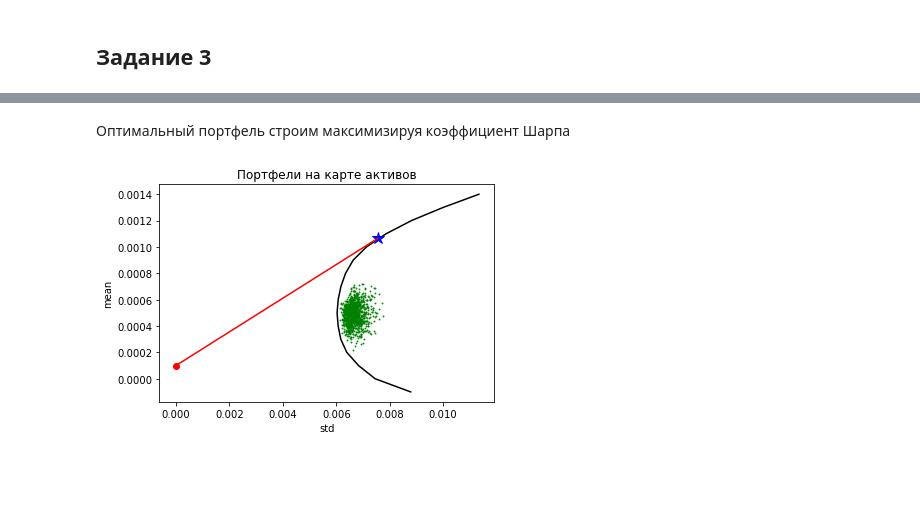
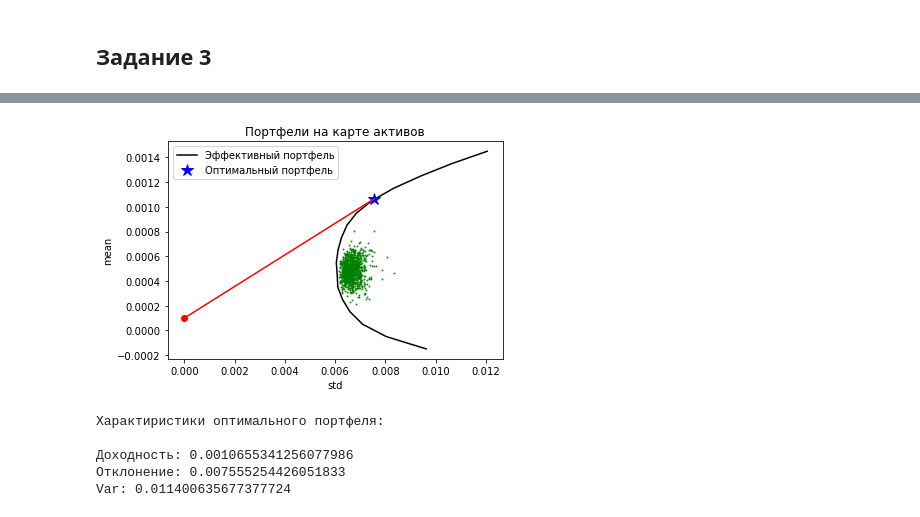
Before and after one commit to RIZARUBINA/Finance, a Jupyter notebook: Lab2_draft.ipynb, the cells around one changed output, grey strips where cells are left out. Cells and saved outputs as stored; diff of their text form; code cells hidden in the pictures; blank space fills up the shorter version.

```diff
--- a/Lab2_draft.ipynb
+++ b/Lab2_draft.ipynb
@@ -141,24 +140,41 @@ Var
+# %%
+assets_num = 10 # выбираем 10 активов, которые войдут в портфель
+chosen_stocks = logR.columns[:portfolio_num]
+assets_R=logR[portfolio_stocks]
+# %%
+R_mean = np.mean(assets_R, axis=0).values
+C = np.cov(assets_R.values.T)
+# %%
+target_R = np.arange(-0.00015,0.0015,0.0001)
+efficient_portfolios = fs.efficient_frontier(R_mean, C, target_R, short_terms=False) # строим эффективный фронт портфелей по выбранным активам
 # %%
 Ef = 0.0001
-max_sharpe = fs.make_opt_portfolio_by_sharpe_ratio(R_mean, C, Ef)
-r_sharp,std_sharp  = fs.portfolio_performance(max_sharpe.x, R_mean,C)
+max_sharpe = fs.make_opt_portfolio_by_sharpe_ratio(R_mean, C, Ef, short_terms=False) # вычисляем оптимальный портфель
+r_sharp,std_sharp  = fs.portfolio_performance(max_sharpe.x, R_mean, C)
-# %% [markdown]
-Оптимальный портфель строим максимизируя коэффициент Шарпа
 # %%
 n_portfolios = 1000
 means, stds = np.column_stack([
     fs.random_portfolio(portfolio_R) for _ in range(n_portfolios)
 ])
+
 plt.plot(stds, means, 'o', markersize=1, alpha=0.8, color='g')
-
-
-plt.plot(  efficient_portfolios_sol.T[0], efficient_portfolios_sol.T[1], linestyle='-', color='black', label='efficient frontier')
-plt.plot(std_sharp, r_sharp, 'b*',markersize=12)
-plt.scatter(0,risk_free_rate, c='r')
-plt.plot( [0,std_sharp], [risk_free_rate, r_sharp],linestyle='-', color='r',)
+plt.plot(  efficient_portfolios.T[0], efficient_portfolios.T[1], linestyle='-', color='black', label='Эффективный портфель')
+plt.plot(std_sharp, r_sharp, 'b*',markersize=12, label='Оптимальный портфель')
+plt.scatter(0,Ef, c='r')
+plt.plot( [0,std_sharp], [Ef, r_sharp],linestyle='-', color='r',)
 plt.xlabel('std')
 plt.ylabel('mean')
+plt.legend()
 plt.title('Портфели на карте активов')
 plt.show()
 # %% [output]
-[figure, old version]
+[figure, new version]
+# %%
+print(f'Характиристики оптимального портфеля:\n')
+print(f'Доходность: {r_sharp}\nОтклонение: {std_sharp}\nVar: {VaR(r_sharp,std_sharp)}')
+# %% [output]
+Характиристики оптимального портфеля:
+
+Доходность: 0.0010655341256077986
+Отклонение: 0.007555254426051833
+Var: 0.011400635677377724
```
Also changed, not shown: parts of 23 cells of this notebook, 1 other file.
